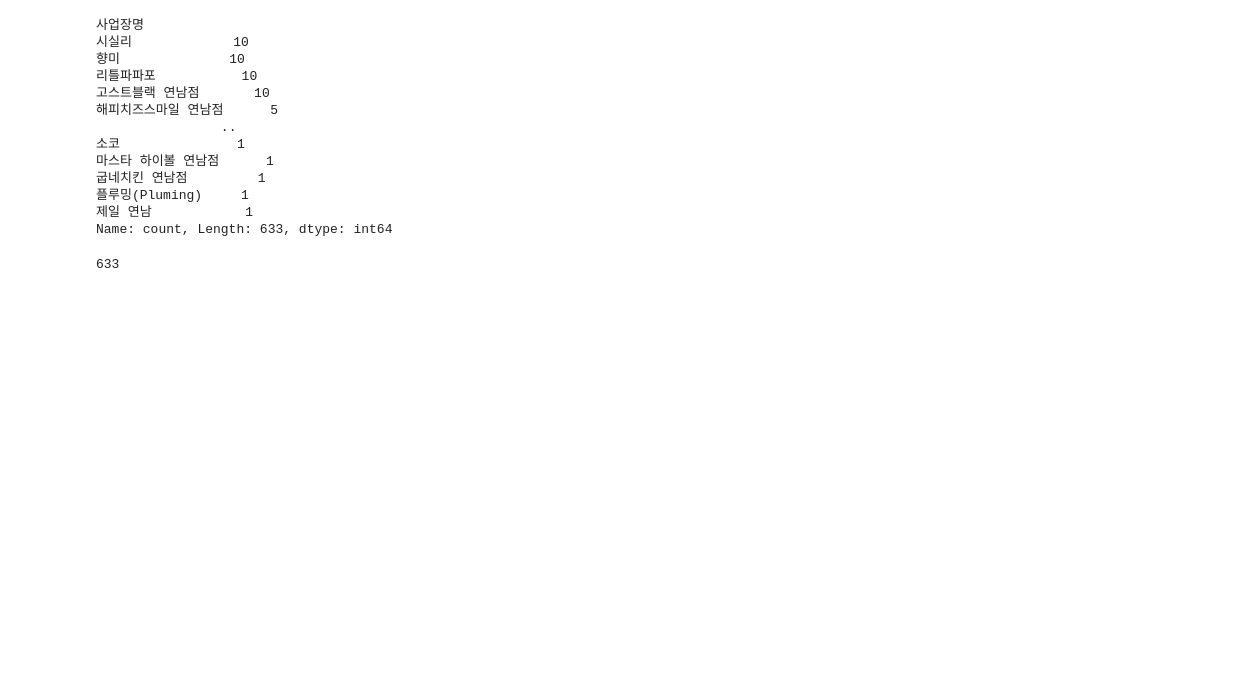
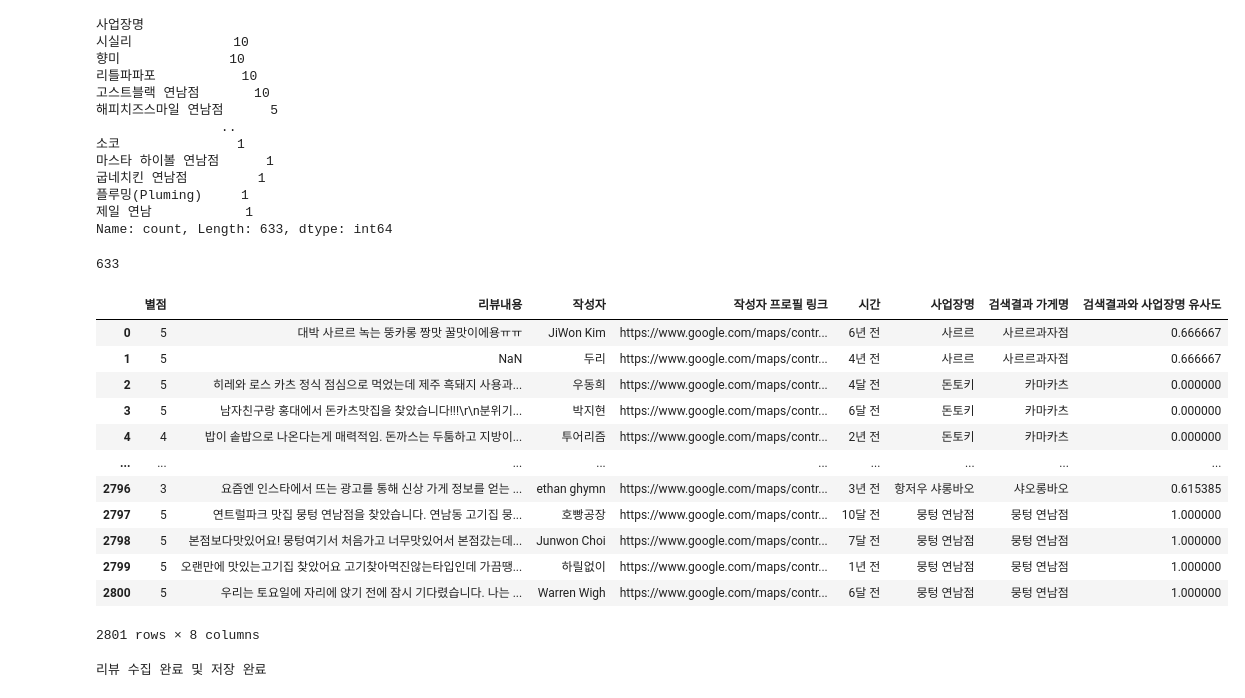
Before and after one commit to haemilia/real_matjib, a Jupyter notebook: data_collection/google_maps.ipynb, the cells around one changed output. Drawn from its saved outputs; the diff is of its cells as text; code cells hidden in the pictures; blank space fills up the shorter version.

```diff
--- a/data_collection/google_maps.ipynb
+++ b/data_collection/google_maps.ipynb
@@ -243,3 +243,31 @@ Name: count, Length: 633, dtype: int64
 df_yeonnam_reviews_gmaps['사업장명'].nunique()
 # %% [output]
 633
+# %%
+from difflib import SequenceMatcher
+
+def get_similarity(a, b):
+    return SequenceMatcher(None, str(a), str(b)).ratio()  # 0~1 사이 유사도 반환
+
+# 새로운 열 '이름_유사도' 추가
+df_yeonnam_reviews_gmaps['검색결과와 사업장명 유사도'] = df_yeonnam_reviews_gmaps.apply(lambda row: get_similarity(row['사업장명'], row['검색결과 가게명']), axis=1)
+df_yeonnam_reviews_gmaps
+# %% [output]
+|  | 별점 | 리뷰내용 | 작성자 | 작성자 프로필 링크 | 시간 | 사업장명 | 검색결과 가게명 | 검색결과와 사업장명 유사도 |
+| 0 | 5 | 대박 사르르 녹는 뚱카롱 짱맛 꿀맛이에용ㅠㅠ | JiWon Kim | https://www.google.com/maps/contr... | 6년 전 | 사르르 | 사르르과자점 | 0.666667 |
+| 1 | 5 | NaN | 두리 | https://www.google.com/maps/contr... | 4년 전 | 사르르 | 사르르과자점 | 0.666667 |
+| 2 | 5 | 히레와 로스 카츠 정식 점심으로 먹었는데 제주 흑돼지 사용과... | 우동희 | https://www.google.com/maps/contr... | 4달 전 | 돈토키 | 카마카츠 | 0.000000 |
+| 3 | 5 | 남자친구랑 홍대에서 돈카츠맛집을 찾았습니다!!!\r\n분위기... | 박지현 | https://www.google.com/maps/contr... | 6달 전 | 돈토키 | 카마카츠 | 0.000000 |
+| 4 | 4 | 밥이 솥밥으로 나온다는게 매력적임. 돈까스는 두툼하고 지방이... | 투어리즘 | https://www.google.com/maps/contr... | 2년 전 | 돈토키 | 카마카츠 | 0.000000 |
+| ... | ... | ... | ... | ... | ... | ... | ... | ... |
+| 2796 | 3 | 요즘엔 인스타에서 뜨는 광고를 통해 신상 가게 정보를 얻는 ... | ethan ghymn | https://www.google.com/maps/contr... | 3년 전 | 항저우 샤롱바오 | 샤오롱바오 | 0.615385 |
+| 2797 | 5 | 연트럴파크 맛집 뭉텅 연남점을 찾았습니다. 연남동 고기집 뭉... | 호빵공장 | https://www.google.com/maps/contr... | 10달 전 | 뭉텅 연남점 | 뭉텅 연남점 | 1.000000 |
+| 2798 | 5 | 본점보다맛있어요! 뭉텅여기서 처음가고 너무맛있어서 본점갔는데... | Junwon Choi | https://www.google.com/maps/contr... | 7달 전 | 뭉텅 연남점 | 뭉텅 연남점 | 1.000000 |
+| 2799 | 5 | 오랜만에 맛있는고기집 찾았어요 고기찾아먹진않는타입인데 가끔땡... | 하릴없이 | https://www.google.com/maps/contr... | 1년 전 | 뭉텅 연남점 | 뭉텅 연남점 | 1.000000 |
+| 2800 | 5 | 우리는 토요일에 자리에 앉기 전에 잠시 기다렸습니다. 나는 ... | Warren Wigh | https://www.google.com/maps/contr... | 6달 전 | 뭉텅 연남점 | 뭉텅 연남점 | 1.000000 |
+2801 rows × 8 columns
+# %%
+df_yeonnam_reviews_gmaps.to_csv("gmaps_reviews.csv", index=False, encoding="utf-8-sig")
+print("리뷰 수집 완료 및 저장 완료")
+# %% [output]
+리뷰 수집 완료 및 저장 완료
```
Also changed, not shown: parts of 1 cell of this notebook, 3 other files.
